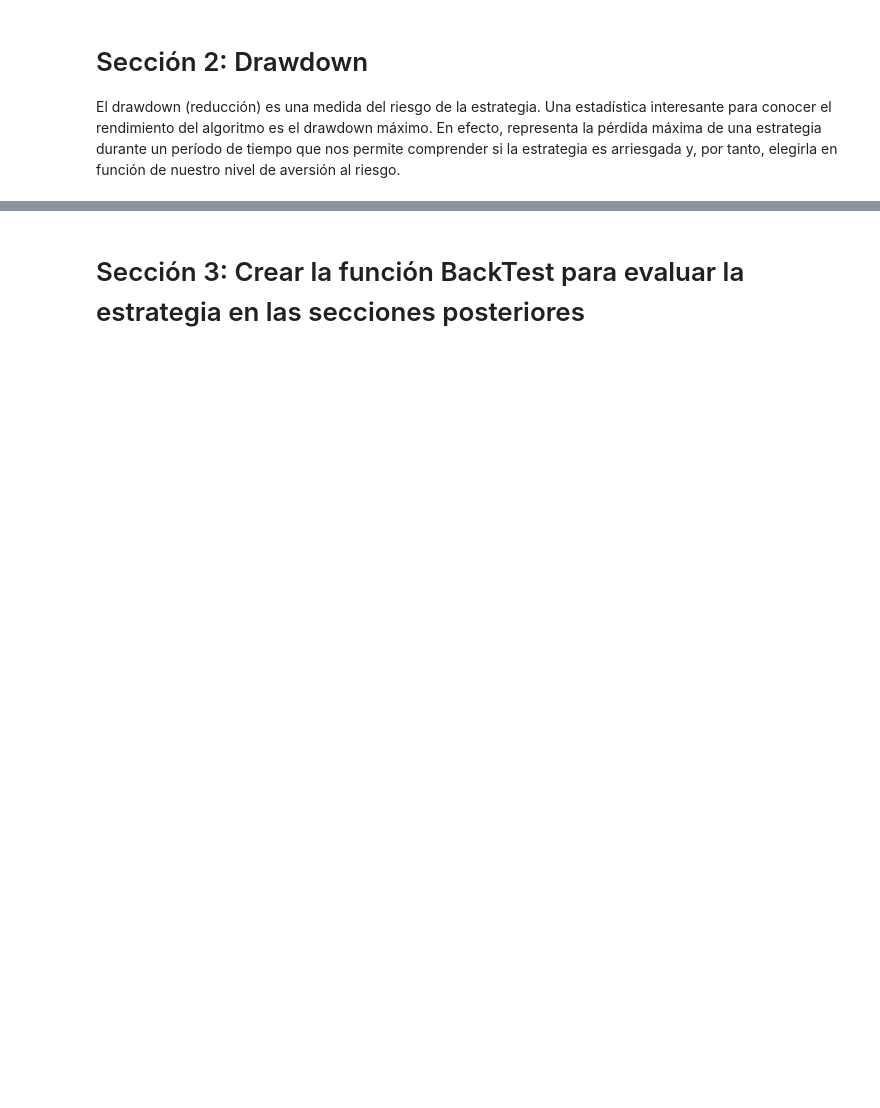
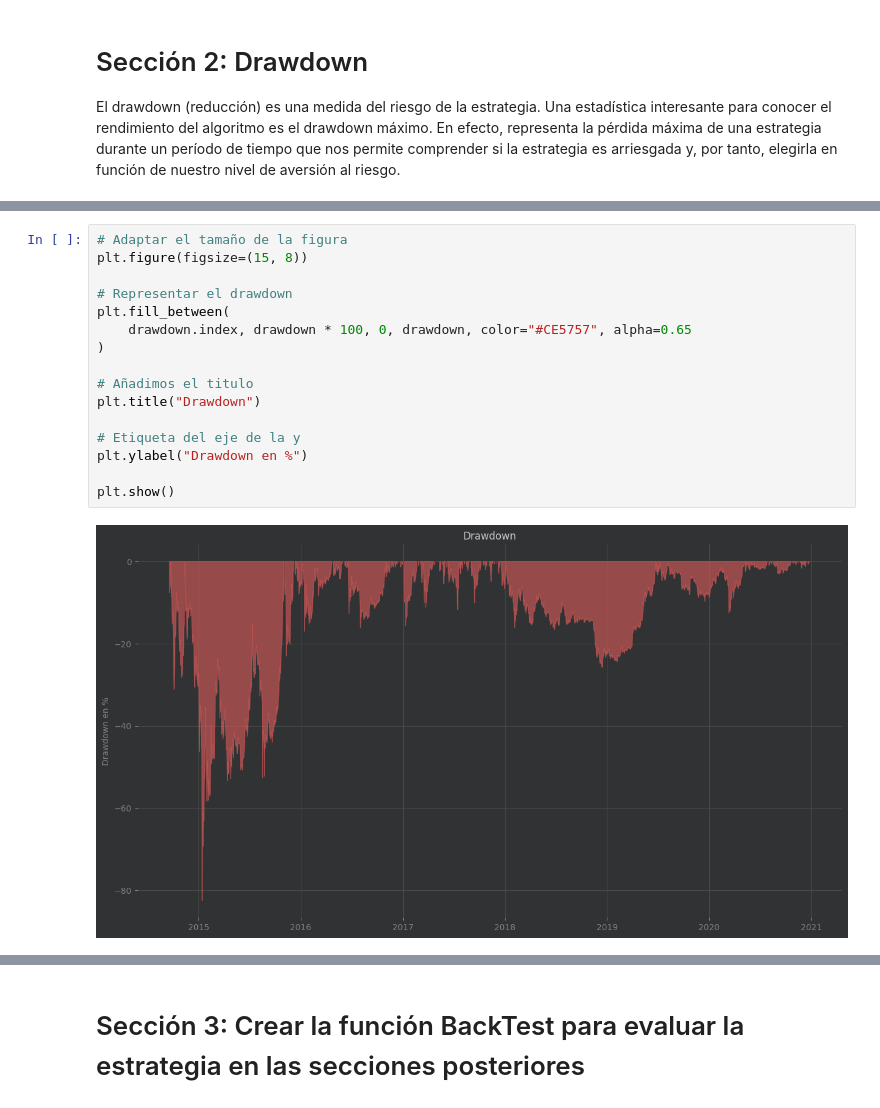
Before and after one commit to luissoler57/trading-algoritmico-a-z-con-python, a Jupyter notebook: ES_TA_Capítulo_05_Backtesting_Vectorizado.ipynb, the cells around one changed output, grey strips where cells are left out. Cells and saved outputs as stored; diff of their text form; blank space fills up the shorter version.

```diff
--- a/ES_TA_Capítulo_05_Backtesting_Vectorizado.ipynb
+++ b/ES_TA_Capítulo_05_Backtesting_Vectorizado.ipynb
@@ -149 +233,19 @@ Name: return, Length: 4121, dtype: float64
+# %%
+# Adaptar el tamaño de la figura
+plt.figure(figsize=(15, 8))
+
+# Representar el drawdown
+plt.fill_between(
+    drawdown.index, drawdown * 100, 0, drawdown, color="#CE5757", alpha=0.65
+)
+
+# Añadimos el titulo
+plt.title("Drawdown")
+
+# Etiqueta del eje de la y
+plt.ylabel("Drawdown en %")
+
+plt.show()
+# %% [output]
+[figure, added]
 # %%
```
Also changed, not shown: parts of 23 cells of this notebook.
